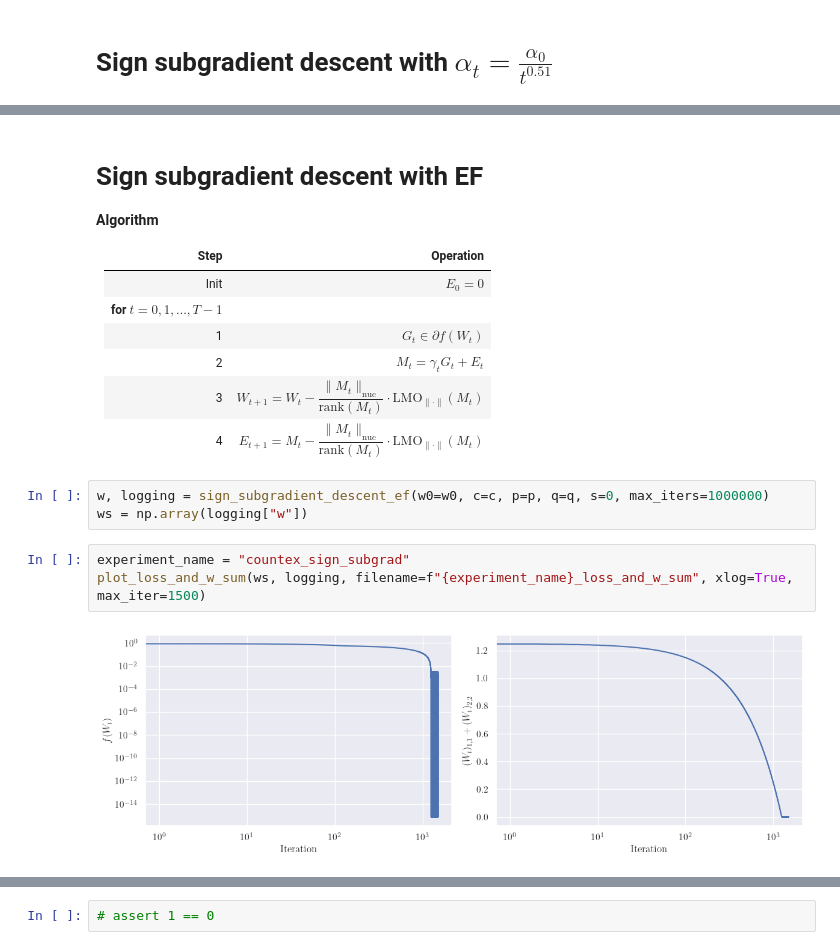
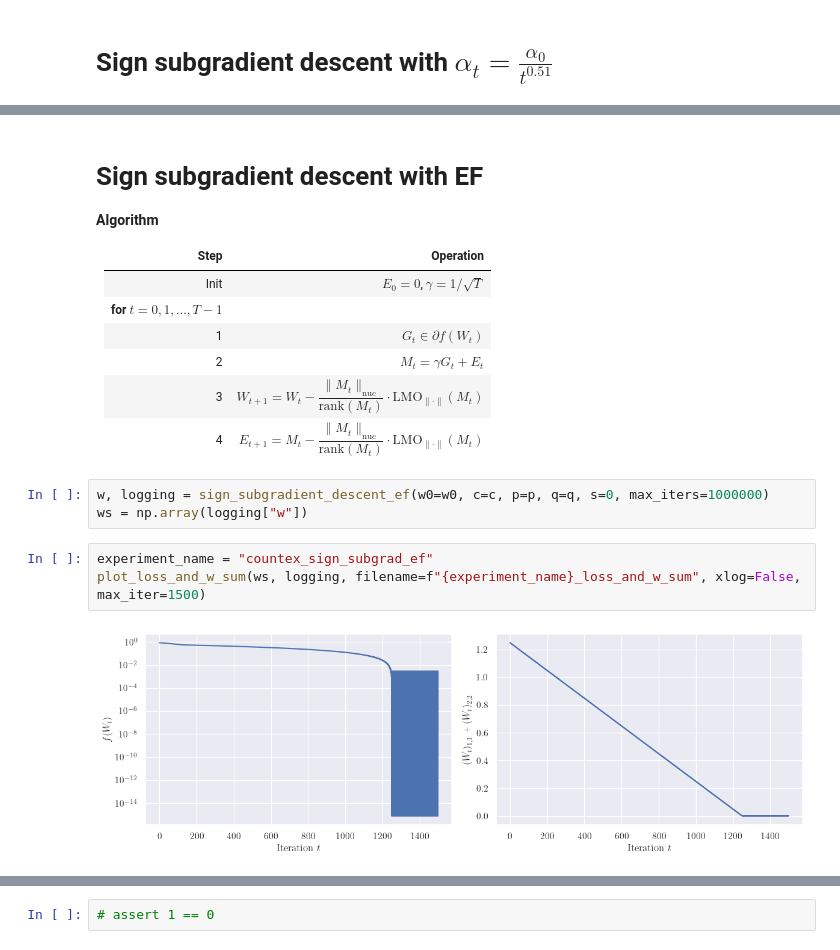
Before and after one commit to parshakova/nonsmooth_lipschitz, a Jupyter notebook: counterexample.ipynb, the cells around one changed output, grey strips where cells are left out. Cells and saved outputs as stored; diff of their text form.

Commit message:
polishing graphs

```diff
--- a/counterexample.ipynb
+++ b/counterexample.ipynb
@@ -31,20 +31,20 @@ plot_trajectory(ws, w0, c, n_show=1500, filename=experiment_name)
 
 | Step | Operation |
 |------|-----------|
-| Init | $E_0 = 0$ |
+| Init | $E_0 = 0$, $\gamma = 1/\sqrt{T}$ |
 | **for** $t = 0, 1, \dots, T-1$ | |
 | 1 | $G_t \in \partial f(W_t)$ |
-| 2 | $M_t = \gamma_t G_t + E_t$ |
+| 2 | $M_t = \gamma G_t + E_t$ |
 | 3 | $W_{t+1} = W_t - \dfrac{\|M_t\|_{\mathrm{nuc}}}{\mathrm{rank}(M_t)} \cdot \mathrm{LMO}_{\|\cdot\|}(M_t)$ |
 | 4 | $E_{t+1} = M_t - \dfrac{\|M_t\|_{\mathrm{nuc}}}{\mathrm{rank}(M_t)} \cdot \mathrm{LMO}_{\|\cdot\|}(M_t)$ |
 # %%
 w, logging = sign_subgradient_descent_ef(w0=w0, c=c, p=p, q=q, s=0, max_iters=1000000)
 ws = np.array(logging["w"])
 # %%
-experiment_name = "countex_sign_subgrad"
-plot_loss_and_w_sum(ws, logging, filename=f"{experiment_name}_loss_and_w_sum", xlog=True, max_iter=1500)
+experiment_name = "countex_sign_subgrad_ef"
+plot_loss_and_w_sum(ws, logging, filename=f"{experiment_name}_loss_and_w_sum", xlog=False, max_iter=1500)
 # %% [output]
-[figure, old version]
+[figure, new version]
 # %%
 plot_trajectory(ws, w0, c, n_show=1500, filename=experiment_name)
 # %% [output]
```
Also changed, not shown: parts of 12 cells of this notebook, 1 other file.
